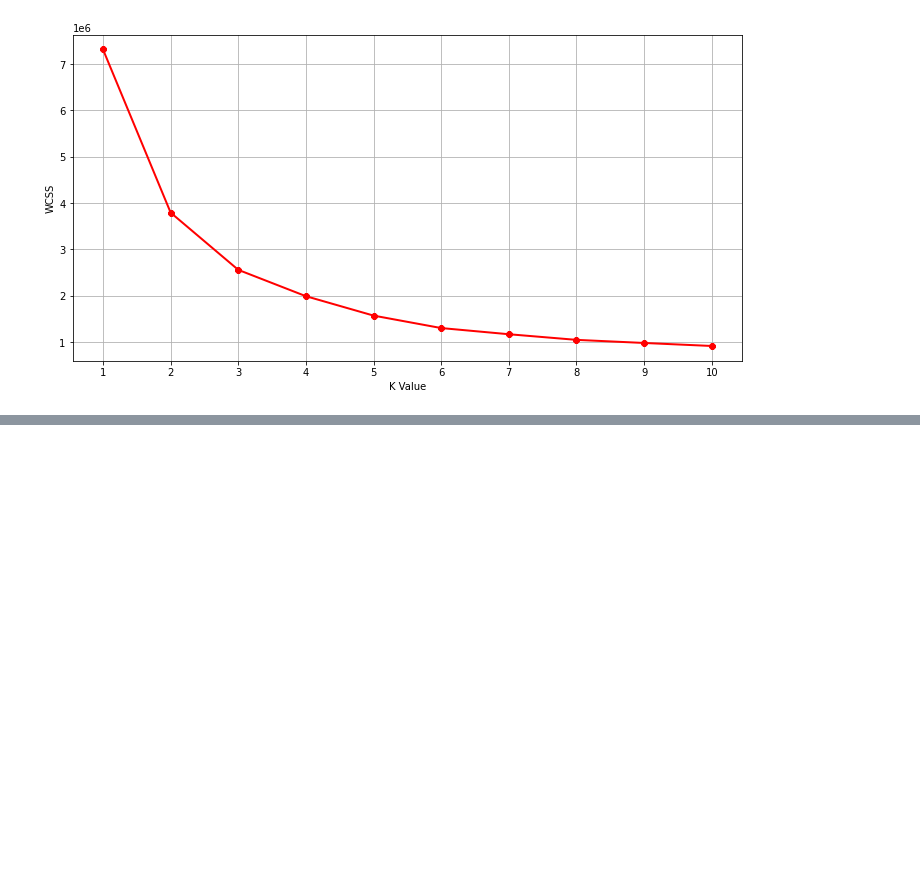
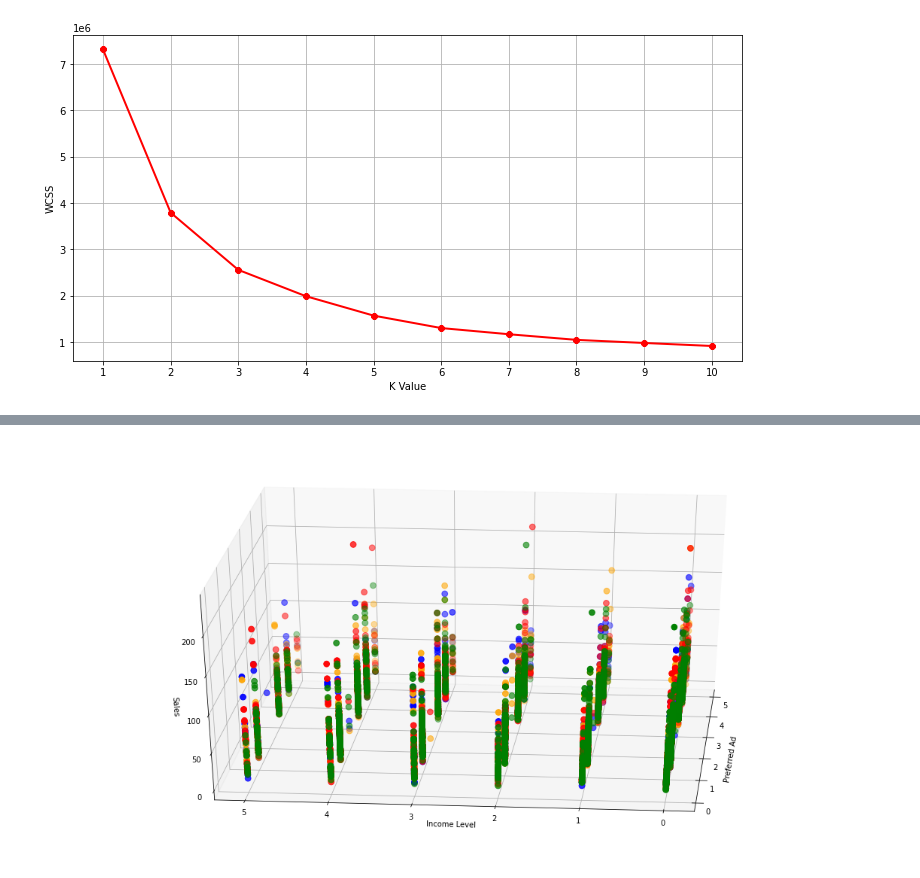
Before and after one commit to nasirxia/Analysis-Project-2022-Fall, a Jupyter notebook: ALP-2.ipynb, the cells around one changed output, grey strips where cells are left out. Saved outputs shown, nothing was run; the diff lists cells and outputs as text; code cells hidden in the pictures; blank space fills up the shorter version.

```diff
--- a/ALP-2.ipynb
+++ b/ALP-2.ipynb
@@ -268,0 +305,28 @@ plt.show()
+# %%
+# to visualize the clustering in a 3 dimensioned model
+# the 3 axises are marked as Prefered Ad, Income Level and Sales
+
+km = KMeans(n_clusters=4)
+clusters = km.fit_predict(df.iloc[:,[0,2,7]])
+df["label"] = clusters
+
+from mpl_toolkits.mplot3d import Axes3D
+import matplotlib.pyplot as plt
+import numpy as np
+import pandas as pd
+
+fig = plt.figure(figsize=(20,10))
+ax = fig.add_subplot(111, projection='3d')
+ax.scatter(df.ad_exp[df.label == 0], df.income[df.label == 0], df.sales[df.label == 0], c='blue', s=60)
+ax.scatter(df.ad_exp[df.label == 1], df.income[df.label == 1], df.sales[df.label == 1], c='red', s=60)
+ax.scatter(df.ad_exp[df.label == 2], df.income[df.label == 2], df.sales[df.label == 2], c='green', s=60)
+ax.scatter(df.ad_exp[df.label == 3], df.income[df.label == 3], df.sales[df.label == 3], c='orange', s=60)
+# ax.scatter(df.ad_exp[df.label == 4], df.income[df.label == 4], df.sales[df.label == 4], c='purple', s=60)
+# 5 segments. What are the above codes for?
+ax.view_init(30, 185)
+plt.xlabel("Preferred Ad")
+plt.ylabel("Income Level")
+ax.set_zlabel('Sales')
+plt.show()
+# %% [output]
+[figure, added]
```
Also changed, not shown: parts of 5 cells of this notebook.
